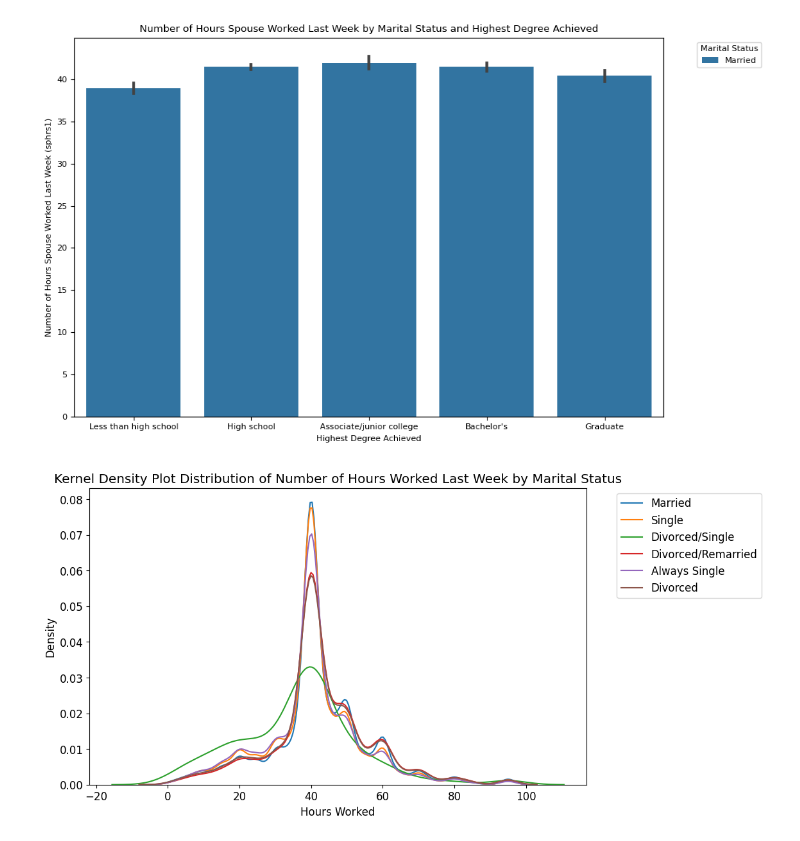
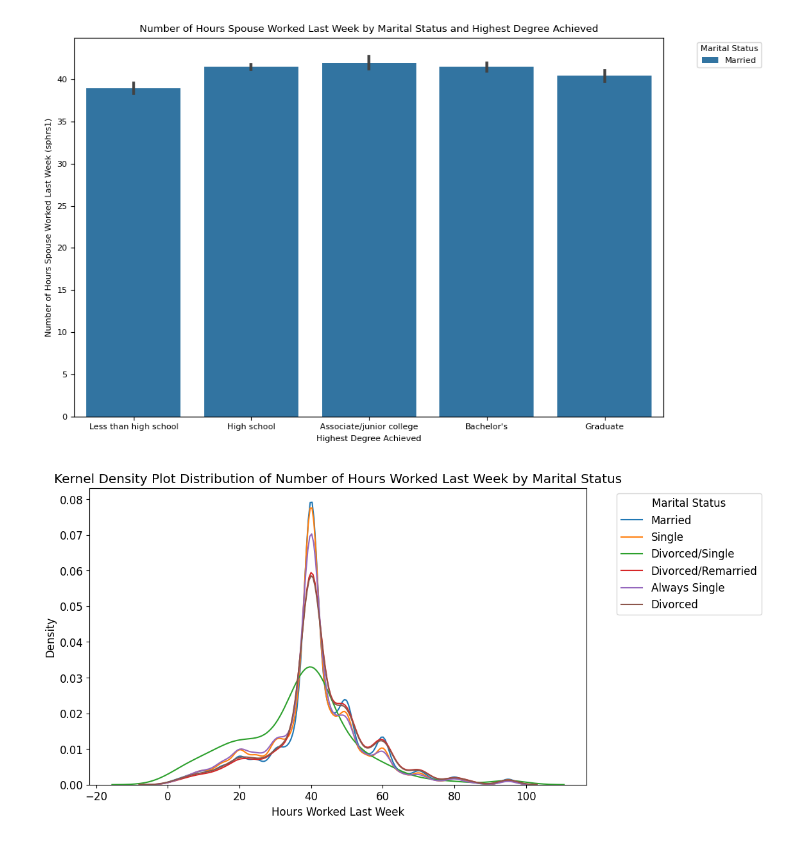
Before and after one commit to DS3001/group22, a Jupyter notebook: Midterm_Work.ipynb, the cells around one changed output. Cells and saved outputs as stored; diff of their text form; code cells hidden in the pictures.

```diff
--- a/Midterm_Work.ipynb
+++ b/Midterm_Work.ipynb
@@ -29,7 +9,7 @@ import numpy as np
 import matplotlib.pyplot as plt
 import seaborn as sns
 # read by default 1st sheet of an excel file
-df = pd.read_excel('/content/group22/result/GSS.xlsx')
+df = pd.read_excel('result/GSS.xlsx')
 # %%
 df.info()
 # %% [output]
@@ -827,34 +807,26 @@ plt.show()
 # %% [output]
 [figure]
 # %%
+# Set up plot size
 plt.figure(figsize=(10, 6))
 
-# Kernel density plot for married individuals
+# Make kernel density plot with relevant marital status data
 sns.kdeplot(data=married_df, x='hrs1', label='Married')
-
-# Kernel density plot for single individuals
 sns.kdeplot(data=single_df, x='hrs1', label='Single')
-
-# Kernel density plot for divorced/single individuals
 sns.kdeplot(data=divorced_single_df, x='hrs1', label='Divorced/Single')
-
-# Kernel density plot for divorced/remarried individuals
 sns.kdeplot(data=divorced_remarried_df, x='hrs1', label='Divorced/Remarried')
-
-# Kernel density plot for always single individuals
 sns.kdeplot(data=always_single_df, x='hrs1', label='Always Single')
-
-# Kernel density plot for divorced individuals
 sns.kdeplot(data=divorced_df, x='hrs1', label='Divorced')
 
-# Set labels and title
-plt.xlabel("Hours Worked")
+# Set plot labels and title
+plt.xlabel("Hours Worked Last Week")
 plt.ylabel("Density")
 plt.title("Kernel Density Plot Distribution of Number of Hours Worked Last Week by Marital Status")
 
-# Show legend
-plt.legend(bbox_to_anchor=(1.05, 1), loc='upper left')
+# Show plot legend
+plt.legend(title="Marital Status", bbox_to_anchor=(1.05, 1), loc='upper left')
 
+# Display plot
 plt.show()
 # %% [output]
-[figure, old version]
+[figure, new version]
```
Also changed, not shown: parts of 2 cells of this notebook.
